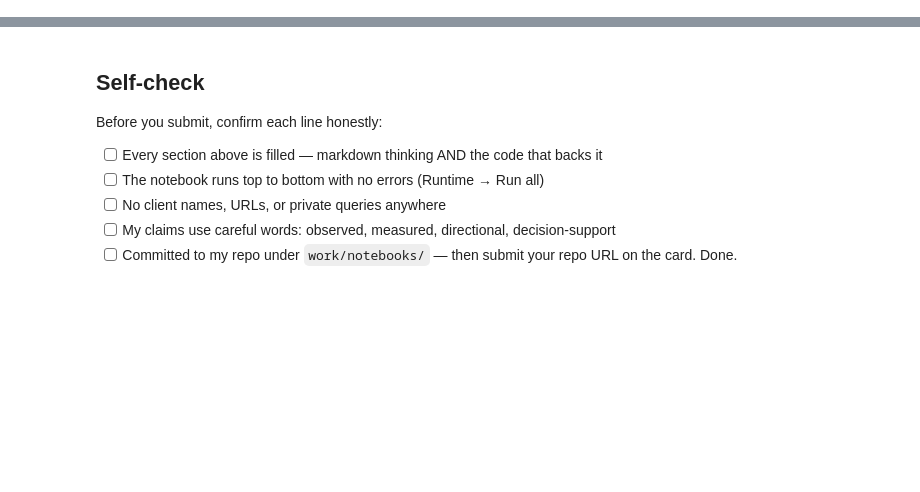
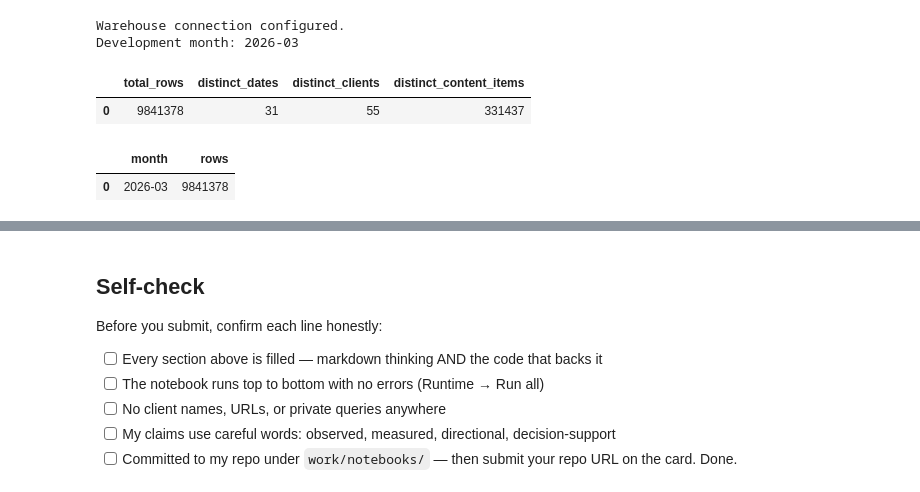
Before and after one commit to AbdulWasay65/flyrank-ml-internship, a Jupyter notebook: work/notebooks/w03_data_contract.ipynb, the cells around one changed output, grey strips where cells are left out. Cells and saved outputs as stored; diff of their text form; code cells hidden in the pictures; blank space fills up the shorter version.

```diff
--- a/work/notebooks/w03_data_contract.ipynb
+++ b/work/notebooks/w03_data_contract.ipynb
@@ -12,0 +15,65 @@ This skeleton is yours to fill. Work the sections **in order** — each one has
+# %%
+# This cell is for CODE
+# Section 1 — Verify the unit of analysis and time window
+
+import duckdb
+from google.colab import userdata
+
+HF_TOKEN = userdata.get("HF_TOKEN")
+
+con = duckdb.connect()
+
+con.execute(
+    f"CREATE OR REPLACE SECRET hf_secret "
+    f"(TYPE huggingface, TOKEN '{HF_TOKEN}')"
+)
+
+rel = "hf://datasets/FlyRank/internship-warehouse"
+
+month = "2026-03"
+
+print("Warehouse connection configured.")
+print("Development month:", month)
+# Write your text answer in the cell ABOVE this one — typing sentences here breaks Run All.
+# %% [output]
+Warehouse connection configured.
+Development month: 2026-03
+# %%
+# Section 1 — Grain verification
+
+grain_query = f"""
+SELECT
+    COUNT(*) AS total_rows,
+    COUNT(DISTINCT report_date) AS distinct_dates,
+    COUNT(DISTINCT client_hash_id) AS distinct_clients,
+    COUNT(DISTINCT content_hash_id) AS distinct_content_items
+FROM read_parquet(
+    '{rel}/fact_content_daily_performance/**/*.parquet'
+)
+WHERE month = '{month}'
+"""
+
+grain_check = con.sql(grain_query).df()
+
+display(grain_check)
+# %% [output]
+|  | total_rows | distinct_dates | distinct_clients | distinct_content_items |
+| 0 | 9841378 | 31 | 55 | 331437 |
+# %%
+# Diagnostic check — inspect the March 2026 partition directly
+
+test_query = f"""
+SELECT
+    month,
+    COUNT(*) AS rows
+FROM read_parquet(
+    '{rel}/fact_content_daily_performance/**/*.parquet'
+)
+WHERE month = '2026-03'
+GROUP BY month
+"""
+
+display(con.sql(test_query).df())
+# %% [output]
+|  | month | rows |
+| 0 | 2026-03 | 9841378 |
```
Also changed, not shown: parts of 25 cells of this notebook.
